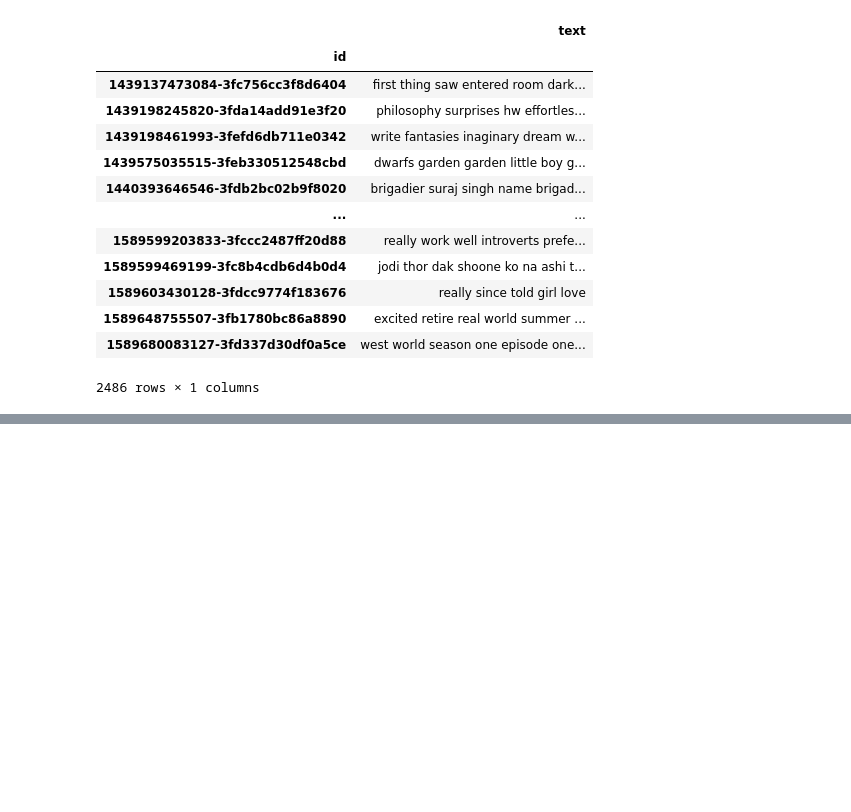
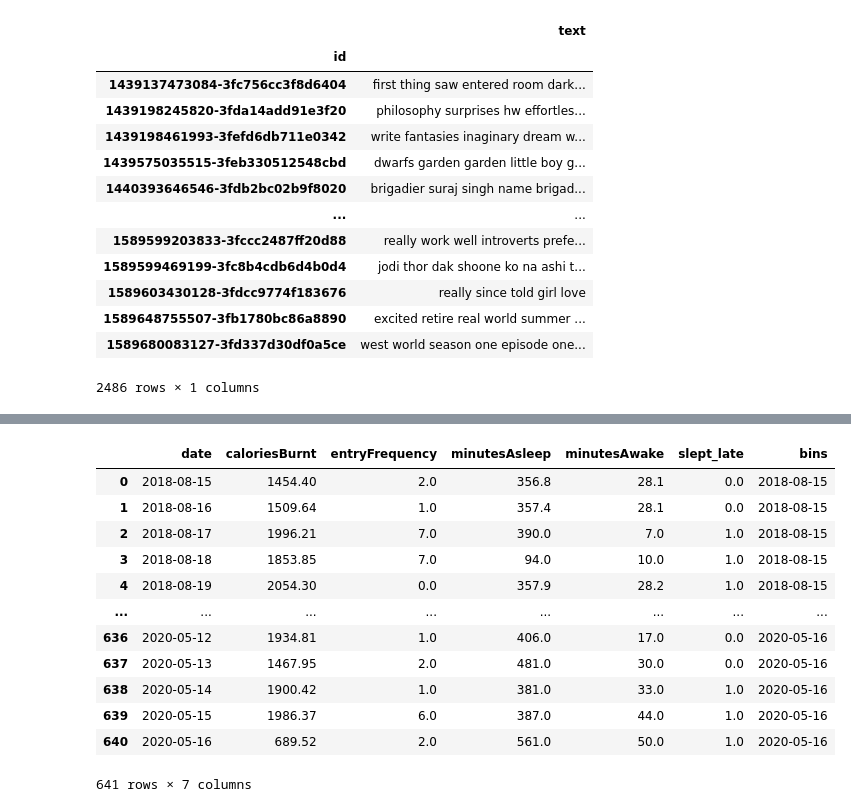
Before and after one commit to adityaarunsinghal/text-mining, a Jupyter notebook: readinginalldata (17May2020).ipynb, the cells around one changed output, grey strips where cells are left out. Saved outputs shown, nothing was run; the diff lists cells and outputs as text; code cells hidden in the pictures; blank space fills up the shorter version.

```diff
--- a/readinginalldata (17May2020).ipynb
+++ b/readinginalldata (17May2020).ipynb
@@ -516,0 +586,57 @@ core_text.to_csv('All Data/Raw Journey Data/Core_Text_Until16May2020.csv')
+# %%
+asleep_daily = sleep.groupby('date').agg({'minutesAsleep':sum, 'minutesAwake':sum})
+asleep_daily.minutesAsleep.fillna(0.0,inplace=True)
+asleep_daily.sort_values(by='date',inplace=True)
+asleep_daily = asleep_daily.merge(sleep[sleep['mainSleep']==True][['slept_late','date']],on='date',how='left')
+
+freq = datadf[['text']].copy()
+freq['date'] = pd.DatetimeIndex(datadf.date_journal).date
+freq = freq.groupby('date').agg({'text':'count'}).reset_index()
+freq['date'] = freq['date'].astype(str)
+
+calories['date'] = calories['date'].astype(str)
+
+freq_sleep_cal = calories.merge(freq, on='date', how='left')
+freq_sleep_cal = freq_sleep_cal.merge(asleep_daily, on='date', how='left')
+
+freq_sleep_cal.text.fillna(0.0, inplace=True)
+freq_sleep_cal.minutesAsleep.fillna(0.0,inplace=True)
+freq_sleep_cal.minutesAwake.fillna(0.0,inplace=True)
+
+for i in range(len(freq_sleep_cal)):
+    if freq_sleep_cal.loc[i,'minutesAsleep']==0.0:
+        try:
+            freq_sleep_cal.loc[i,'minutesAsleep'] = round(mean(freq_sleep_cal.loc[i-1,'minutesAsleep'],freq_sleep_cal.loc[i+1,'minutesAsleep'],1))
+        except:
+            freq_sleep_cal.loc[i,'minutesAsleep'] = round(mean(freq_sleep_cal.minutesAsleep),1)
+    if freq_sleep_cal.loc[i,'minutesAwake']==0.0:
+        try:
+            freq_sleep_cal.loc[i,'minutesAwake'] = round(mean(freq_sleep_cal.loc[i-1,'minutesAwake'],freq_sleep_cal.loc[i+1,'minutesAwake'],1))
+        except:
+            freq_sleep_cal.loc[i,'minutesAwake'] = round(mean(freq_sleep_cal.minutesAwake),1)
+    if np.isnan(freq_sleep_cal.loc[i,'slept_late']):
+        try:
+            freq_sleep_cal.loc[i,'slept_late'] = freq_sleep_cal.loc[i-1,'slept_late']
+        except:
+            freq_sleep_cal.loc[i,'slept_late'] = 0
+
+
+binner(65,freq_sleep_cal)
+freq_sleep_cal = freq_sleep_cal.rename(columns={'value':'caloriesBurnt','text':'entryFrequency'})
+freq_sleep_cal.to_csv('All Data/Raw Journey Data/Freq_Sleep_Cal_Until16May2020.csv')
+# %%
+freq_sleep_cal
+# %% [output]
+|  | date | caloriesBurnt | entryFrequency | minutesAsleep | minutesAwake | slept_late | bins |
+| 0 | 2018-08-15 | 1454.40 | 2.0 | 356.8 | 28.1 | 0.0 | 2018-08-15 |
+| 1 | 2018-08-16 | 1509.64 | 1.0 | 357.4 | 28.1 | 0.0 | 2018-08-15 |
+| 2 | 2018-08-17 | 1996.21 | 7.0 | 390.0 | 7.0 | 1.0 | 2018-08-15 |
+| 3 | 2018-08-18 | 1853.85 | 7.0 | 94.0 | 10.0 | 1.0 | 2018-08-15 |
+| 4 | 2018-08-19 | 2054.30 | 0.0 | 357.9 | 28.2 | 1.0 | 2018-08-15 |
+| ... | ... | ... | ... | ... | ... | ... | ... |
+| 636 | 2020-05-12 | 1934.81 | 1.0 | 406.0 | 17.0 | 0.0 | 2020-05-16 |
+| 637 | 2020-05-13 | 1467.95 | 2.0 | 481.0 | 30.0 | 0.0 | 2020-05-16 |
+| 638 | 2020-05-14 | 1900.42 | 1.0 | 381.0 | 33.0 | 1.0 | 2020-05-16 |
+| 639 | 2020-05-15 | 1986.37 | 6.0 | 387.0 | 44.0 | 1.0 | 2020-05-16 |
+| 640 | 2020-05-16 | 689.52 | 2.0 | 561.0 | 50.0 | 1.0 | 2020-05-16 |
+641 rows × 7 columns
```
Also changed, not shown: parts of 11 cells of this notebook, 47 other files.
